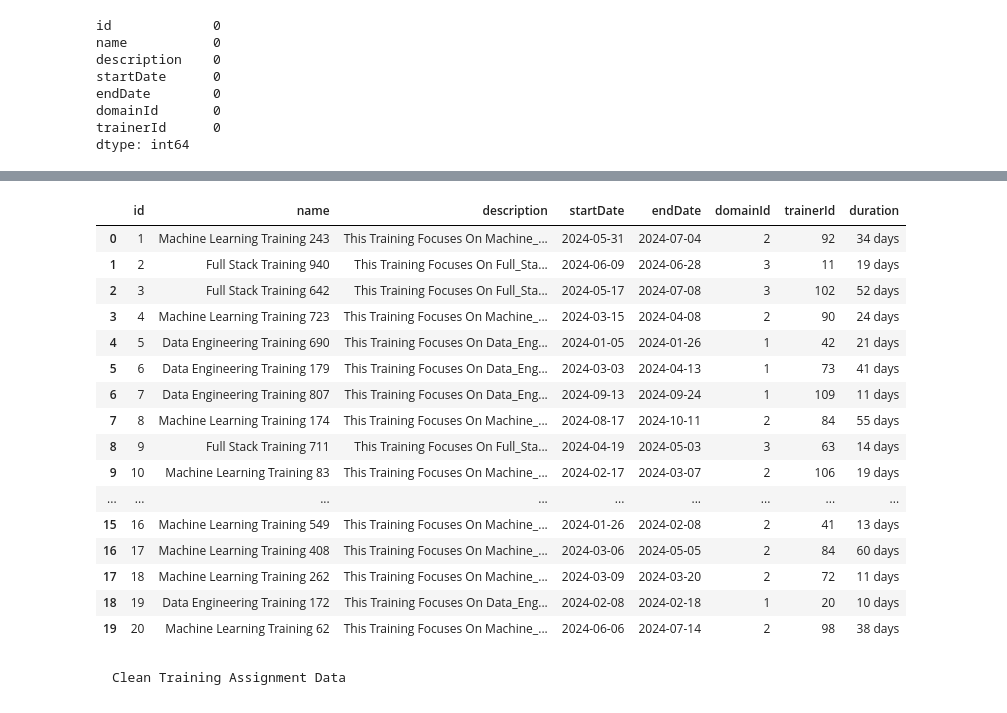
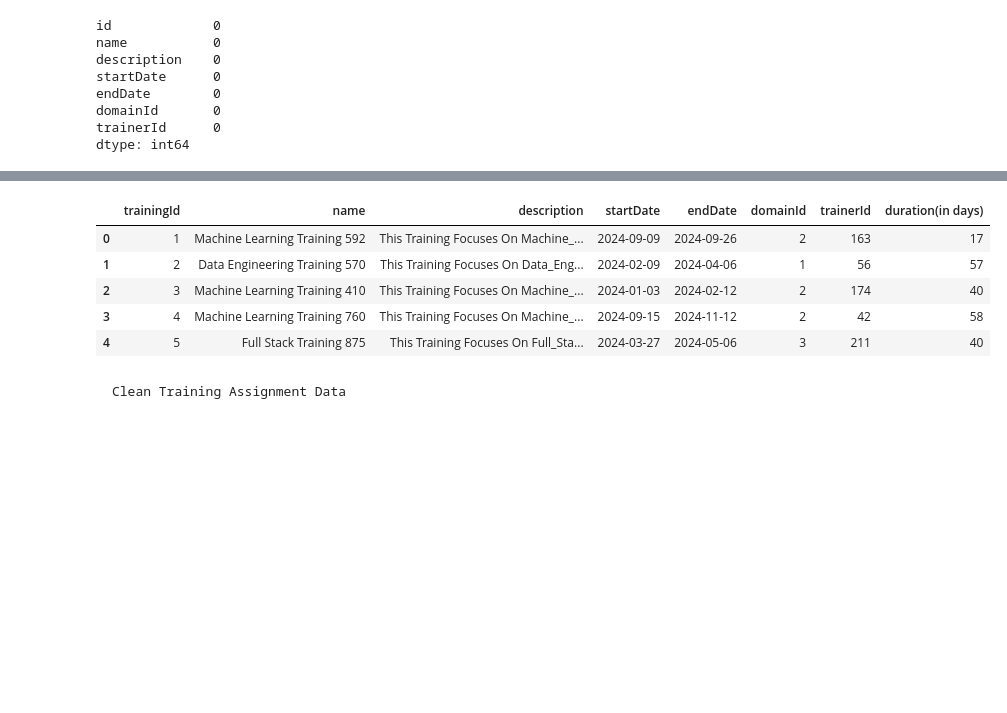
Before and after one commit to vaibhavJman/final-project, a Jupyter notebook: Data_Engineering/02Prep_Layer/cleaning.ipynb, the cells around one changed output, grey strips where cells are left out. Drawn from its saved outputs; the diff is of its cells as text; code cells hidden in the pictures; blank space fills up the shorter version.

```diff
--- a/Data_Engineering/02Prep_Layer/cleaning.ipynb
+++ b/Data_Engineering/02Prep_Layer/cleaning.ipynb
@@ -2,12 +2,14 @@
 
 import pandas as pd
 
-users_df = pd.read_csv('../01raw/users.csv')
-domains_df = pd.read_csv('../01raw/domains.csv')
-trainings_df = pd.read_csv('../01raw/trainings.csv')
-training_assignments_df = pd.read_csv('../01raw/training_assignments.csv')
-scores_df = pd.read_csv('../01raw/scores.csv')
+users_df = pd.read_csv('../01raw/users_raw.csv')
+domains_df = pd.read_csv('../01raw/domains_raw.csv')
+trainings_df = pd.read_csv('../01raw/trainings_raw.csv')
+training_assignments_df = pd.read_csv('../01raw/training_assignments_raw.csv')
+scores_df = pd.read_csv('../01raw/scores_raw.csv')
 
-print(users_df.isnull().sum())
+print(type (users_df))
+
+# print(users_df.isnull().sum())
 print(trainings_df.isnull().sum())
 # %% [output]
@@ -178,5 +173,7 @@ trainerId      0
 dtype: int64
 # %%
 trainings_df.dropna(subset=['name'], inplace=True)
-trainings_df
+trainings_df.rename(columns={'id': 'trainingId'}, inplace=True)
+
+trainings_df.head()
 # %% [output]
@@ -203,7 +205,6 @@ trainings_df.drop_duplicates(inplace=True)
 trainings_df['startDate'] = pd.to_datetime(trainings_df['startDate'])
 trainings_df['endDate'] = pd.to_datetime(trainings_df['endDate'])
 # %%
-  # Create a new column for training duration
-trainings_df['duration'] = (trainings_df['endDate'] - trainings_df['startDate']).dt.days.astype(str) + ' days'
-trainings_df
+trainings_df['duration(in days)'] = (trainings_df['endDate'] - trainings_df['startDate']).dt.days.astype(str)
+trainings_df.head()
 # %% [output]
@@ -227,32 +217,21 @@ trainings_df
 # %%
 trainings_df['name'] = trainings_df['name'].str.strip()
 trainings_df['name'] = trainings_df['name'].str.replace("_"," ")
 trainings_df['name'] = trainings_df['name'].str.title()
 
 
 trainings_df['description'] = trainings_df['description'].str.strip().replace("_"," ")
 trainings_df['description'] = trainings_df['description'].str.title()
 
 
-display(trainings_df)
+display(trainings_df.head())
 # %% [output]
-|  | id | name | description | startDate | endDate | domainId | trainerId | duration |
-| 0 | 1 | Machine Learning Training 243 | This Training Focuses On Machine_... | 2024-05-31 | 2024-07-04 | 2 | 92 | 34 days |
-| 1 | 2 | Full Stack Training 940 | This Training Focuses On Full_Sta... | 2024-06-09 | 2024-06-28 | 3 | 11 | 19 days |
-| 2 | 3 | Full Stack Training 642 | This Training Focuses On Full_Sta... | 2024-05-17 | 2024-07-08 | 3 | 102 | 52 days |
-| 3 | 4 | Machine Learning Training 723 | This Training Focuses On Machine_... | 2024-03-15 | 2024-04-08 | 2 | 90 | 24 days |
-| 4 | 5 | Data Engineering Training 690 | This Training Focuses On Data_Eng... | 2024-01-05 | 2024-01-26 | 1 | 42 | 21 days |
-| 5 | 6 | Data Engineering Training 179 | This Training Focuses On Data_Eng... | 2024-03-03 | 2024-04-13 | 1 | 73 | 41 days |
-| 6 | 7 | Data Engineering Training 807 | This Training Focuses On Data_Eng... | 2024-09-13 | 2024-09-24 | 1 | 109 | 11 days |
-| 7 | 8 | Machine Learning Training 174 | This Training Focuses On Machine_... | 2024-08-17 | 2024-10-11 | 2 | 84 | 55 days |
-| 8 | 9 | Full Stack Training 711 | This Training Focuses On Full_Sta... | 2024-04-19 | 2024-05-03 | 3 | 63 | 14 days |
-| 9 | 10 | Machine Learning Training 83 | This Training Focuses On Machine_... | 2024-02-17 | 2024-03-07 | 2 | 106 | 19 days |
-| ... | ... | ... | ... | ... | ... | ... | ... | ... |
-| 15 | 16 | Machine Learning Training 549 | This Training Focuses On Machine_... | 2024-01-26 | 2024-02-08 | 2 | 41 | 13 days |
-| 16 | 17 | Machine Learning Training 408 | This Training Focuses On Machine_... | 2024-03-06 | 2024-05-05 | 2 | 84 | 60 days |
-| 17 | 18 | Machine Learning Training 262 | This Training Focuses On Machine_... | 2024-03-09 | 2024-03-20 | 2 | 72 | 11 days |
-| 18 | 19 | Data Engineering Training 172 | This Training Focuses On Data_Eng... | 2024-02-08 | 2024-02-18 | 1 | 20 | 10 days |
-| 19 | 20 | Machine Learning Training 62 | This Training Focuses On Machine_... | 2024-06-06 | 2024-07-14 | 2 | 98 | 38 days |
+|  | trainingId | name | description | startDate | endDate | domainId | trainerId | duration(in days) |
+| 0 | 1 | Machine Learning Training 592 | This Training Focuses On Machine_... | 2024-09-09 | 2024-09-26 | 2 | 163 | 17 |
+| 1 | 2 | Data Engineering Training 570 | This Training Focuses On Data_Eng... | 2024-02-09 | 2024-04-06 | 1 | 56 | 57 |
+| 2 | 3 | Machine Learning Training 410 | This Training Focuses On Machine_... | 2024-01-03 | 2024-02-12 | 2 | 174 | 40 |
+| 3 | 4 | Machine Learning Training 760 | This Training Focuses On Machine_... | 2024-09-15 | 2024-11-12 | 2 | 42 | 58 |
+| 4 | 5 | Full Stack Training 875 | This Training Focuses On Full_Sta... | 2024-03-27 | 2024-05-06 | 3 | 211 | 40 |
 # %% [markdown]
     Clean Training Assignment Data
 # %%
```
Also changed, not shown: parts of 16 cells of this notebook, 32 other files.
